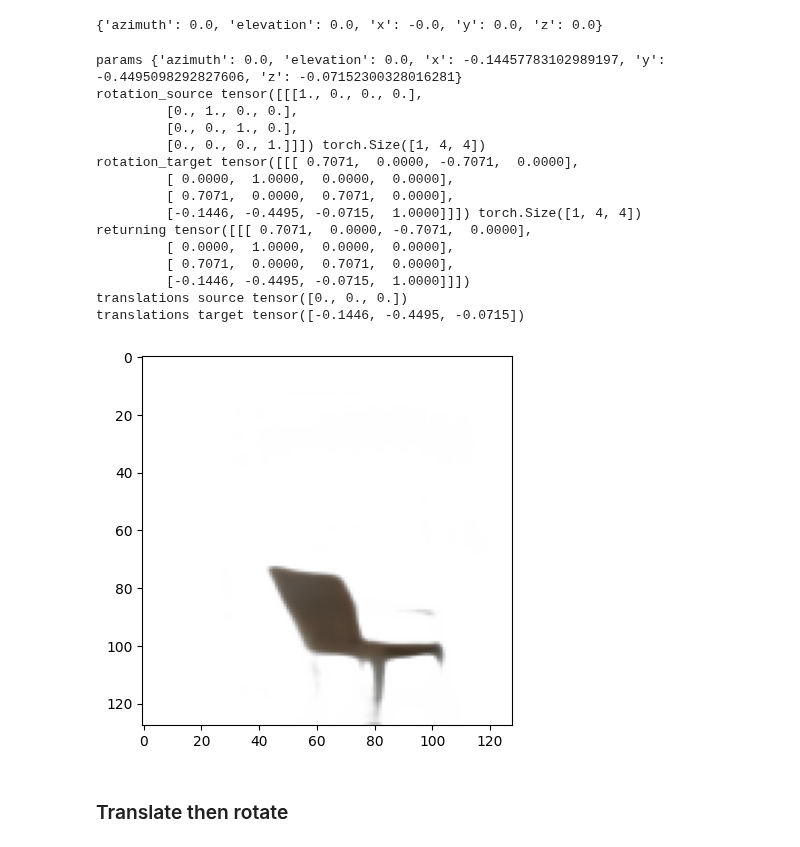
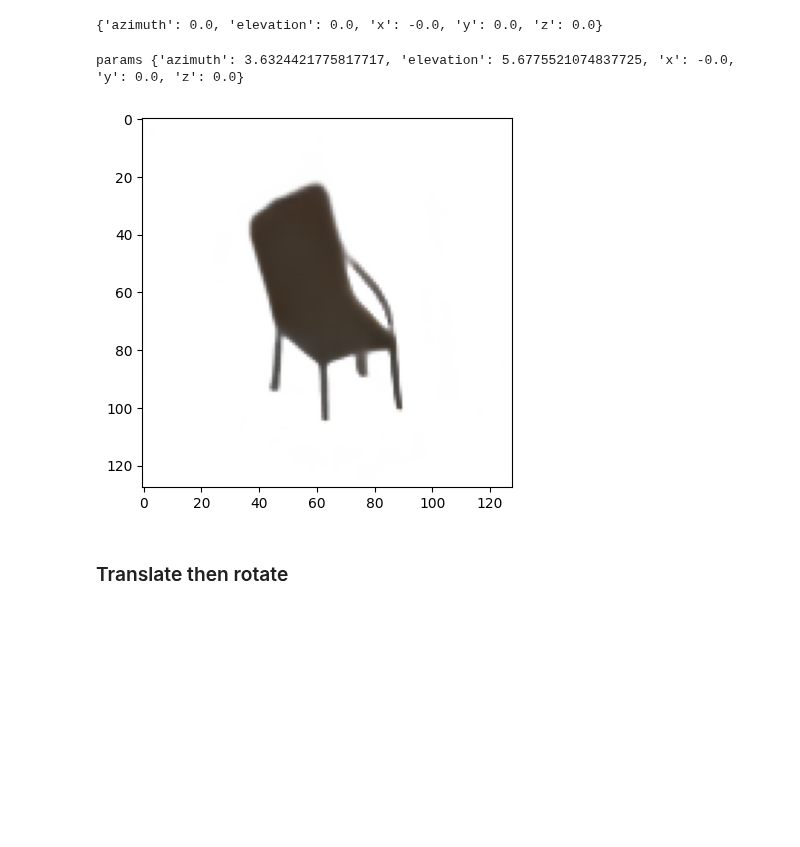
Before and after one commit to elidub/equiv-neural-rendering, a Jupyter notebook: roto_tranlation_order.ipynb, the cells around one changed output. Drawn from its saved outputs; the diff is of its cells as text; code cells hidden in the pictures; blank space fills up the shorter version.

```diff
--- a/roto_tranlation_order.ipynb
+++ b/roto_tranlation_order.ipynb
@@ -7,7 +7,8 @@
 The autoreload extension is already loaded. To reload it, use:
   %reload_ext autoreload
 # %%
-directory = 'data_prep/output_dummy/trans_dataset/1a6f615e8b1b5ae4dbbc9440457e303e'
+directory = 'data_prep/output_dummy/rot_dataset/1a6f615e8b1b5ae4dbbc9440457e303e'
+img_id = "00016"
 # %%
 import matplotlib.pyplot as plt
 %matplotlib inline
@@ -111,7 +112,6 @@ def radians_to_degrees(radians):
     return radians * (180 / math.pi)
 
 path = directory + '/render_params.json'
-img_id = "00007"
 params = load_params(path, img_id)
 print('params', params)
 azimuth = radians_to_degrees(params['azimuth'])
@@ -127,49 +127,35 @@ z = params['z']
 # are not necessary to generate novel views (as shown above), we just use them
 # for convenience to generate rotation matrices
 azimuth_source = torch.Tensor([0.]).to(device)
 elevation_source = torch.Tensor([0.]).to(device)
 translations_source = torch.Tensor([0., 0., 0.]).to(device)
 
 # You can set these to any value you like!
 # Positive (negative) values correspond to moving camera to the right (left)
 azimuth_shift = torch.Tensor([azimuth]).to(device)
 # Positive (negative) values correspond to moving camera up (down)
 elevation_shift = torch.Tensor([elevation]).to(device)
 # Translation values
 translations_shift = torch.Tensor([x, y, z]).to(device)
 
 azimuth_target = azimuth_source + azimuth_shift
 elevation_target = elevation_source + elevation_shift
 translations_target = translations_source + translations_shift
 
 # Rotate scene to match target camera angle
 translated_scene = model.rotate_source_to_target(
     scene,
     azimuth_source, elevation_source, translations_source,
     azimuth_target, elevation_target, translations_target
 )
 
 # Render rotated scene
 rendered = model.render(translated_scene)
 
 plot_img_tensor(rendered.detach())
 # %% [output]
-params {'azimuth': 0.0, 'elevation': 0.0, 'x': -0.14457783102989197, 'y': -0.4495098292827606, 'z': -0.07152300328016281}
-rotation_source tensor([[[1., 0., 0., 0.],
-         [0., 1., 0., 0.],
-         [0., 0., 1., 0.],
-         [0., 0., 0., 1.]]]) torch.Size([1, 4, 4])
-rotation_target tensor([[[ 0.7071,  0.0000, -0.7071,  0.0000],
-         [ 0.0000,  1.0000,  0.0000,  0.0000],
-         [ 0.7071,  0.0000,  0.7071,  0.0000],
-         [-0.1446, -0.4495, -0.0715,  1.0000]]]) torch.Size([1, 4, 4])
-returning tensor([[[ 0.7071,  0.0000, -0.7071,  0.0000],
-         [ 0.0000,  1.0000,  0.0000,  0.0000],
-         [ 0.7071,  0.0000,  0.7071,  0.0000],
-         [-0.1446, -0.4495, -0.0715,  1.0000]]])
-translations source tensor([0., 0., 0.])
-translations target tensor([-0.1446, -0.4495, -0.0715])
+params {'azimuth': 3.6324421775817717, 'elevation': 5.6775521074837725, 'x': -0.0, 'y': 0.0, 'z': 0.0}
-[figure, old version]
+[figure, new version]
 # %% [markdown]
 ### Translate then rotate
 # %%
```
Also changed, not shown: parts of 3 cells of this notebook.
